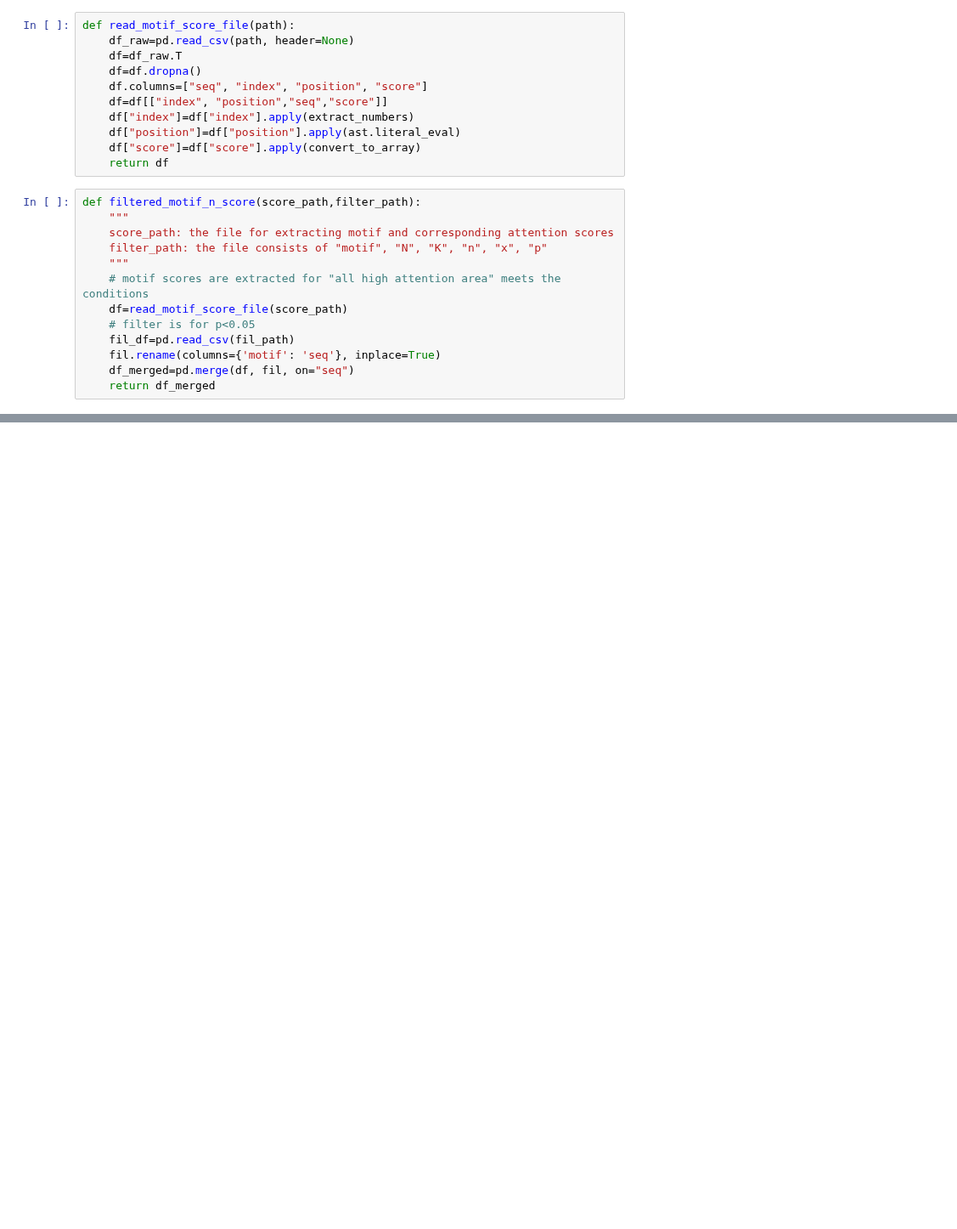
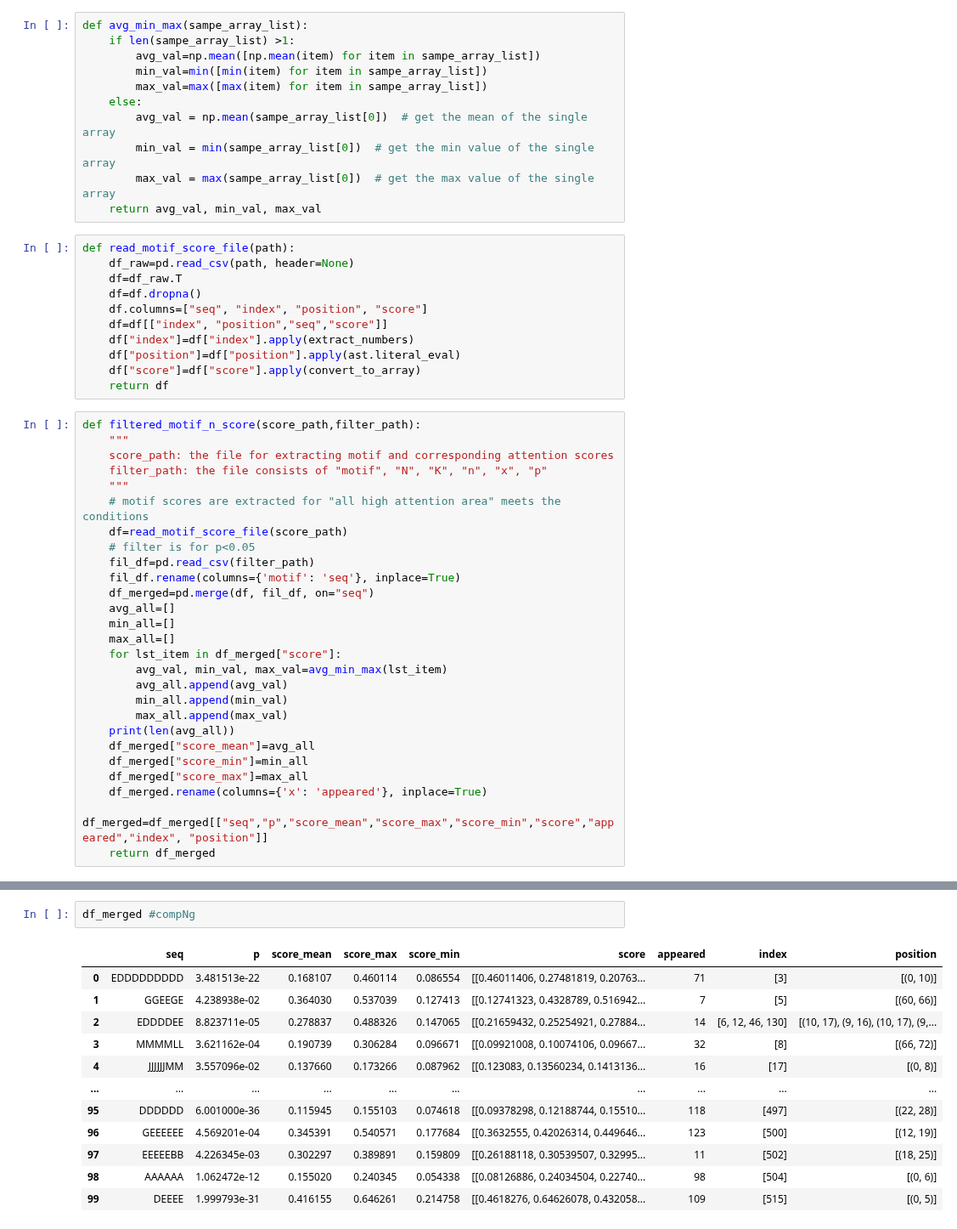
Before and after one commit to caocao0525/NSP, a Jupyter notebook: network_test/network_test.ipynb, the cells around one changed output, grey strips where cells are left out. Shown at 85% size. Cells and saved outputs as stored; diff of their text form; blank space fills up the shorter version.

```diff
--- a/network_test/network_test.ipynb
+++ b/network_test/network_test.ipynb
@@ -20,6 +22,17 @@ def convert_to_array(s):
         arrays.append(array)
 
     return arrays
+# %%
+def avg_min_max(sampe_array_list):
+    if len(sampe_array_list) >1:
+        avg_val=np.mean([np.mean(item) for item in sampe_array_list])
+        min_val=min([min(item) for item in sampe_array_list])
+        max_val=max([max(item) for item in sampe_array_list])
+    else:
+        avg_val = np.mean(sampe_array_list[0])  # get the mean of the single array
+        min_val = min(sampe_array_list[0])  # get the min value of the single array
+        max_val = max(sampe_array_list[0])  # get the max value of the single array
+    return avg_val, min_val, max_val
 # %%
 def read_motif_score_file(path):
     df_raw=pd.read_csv(path, header=None)
@@ -40,9 +53,23 @@ def filtered_motif_n_score(score_path,filter_path):
     # motif scores are extracted for "all high attention area" meets the conditions
     df=read_motif_score_file(score_path)
     # filter is for p<0.05
-    fil_df=pd.read_csv(fil_path)
-    fil.rename(columns={'motif': 'seq'}, inplace=True)
-    df_merged=pd.merge(df, fil, on="seq")
+    fil_df=pd.read_csv(filter_path)
+    fil_df.rename(columns={'motif': 'seq'}, inplace=True)
+    df_merged=pd.merge(df, fil_df, on="seq")
+    avg_all=[]
+    min_all=[]
+    max_all=[]
+    for lst_item in df_merged["score"]:
+        avg_val, min_val, max_val=avg_min_max(lst_item)
+        avg_all.append(avg_val)
+        min_all.append(min_val)
+        max_all.append(max_val)
+    print(len(avg_all))
+    df_merged["score_mean"]=avg_all
+    df_merged["score_min"]=min_all
+    df_merged["score_max"]=max_all
+    df_merged.rename(columns={'x': 'appeared'}, inplace=True)
+    df_merged=df_merged[["seq","p","score_mean","score_max","score_min","score","appeared","index", "position"]]
     return df_merged
 # %%
 df_merged=filtered_motif_n_score(score_path="test_extract_df.csv",filter_path="init_df.csv")
@@ -50,0 +78,15 @@ NameError: name 're' is not defined
+# %%
+df_merged #compNg
+# %% [output]
+|  | seq | p | score_mean | score_max | score_min | score | appeared | index | position |
+| 0 | EDDDDDDDDD | 3.481513e-22 | 0.168107 | 0.460114 | 0.086554 | [[0.46011406, 0.27481819, 0.20763... | 71 | [3] | [(0, 10)] |
+| 1 | GGEEGE | 4.238938e-02 | 0.364030 | 0.537039 | 0.127413 | [[0.12741323, 0.4328789, 0.516942... | 7 | [5] | [(60, 66)] |
+| 2 | EDDDDEE | 8.823711e-05 | 0.278837 | 0.488326 | 0.147065 | [[0.21659432, 0.25254921, 0.27884... | 14 | [6, 12, 46, 130] | [(10, 17), (9, 16), (10, 17), (9,... |
+| 3 | MMMMLL | 3.621162e-04 | 0.190739 | 0.306284 | 0.096671 | [[0.09921008, 0.10074106, 0.09667... | 32 | [8] | [(66, 72)] |
+| 4 | JJJJJJMM | 3.557096e-02 | 0.137660 | 0.173266 | 0.087962 | [[0.123083, 0.13560234, 0.1413136... | 16 | [17] | [(0, 8)] |
+| ... | ... | ... | ... | ... | ... | ... | ... | ... | ... |
+| 95 | DDDDDD | 6.001000e-36 | 0.115945 | 0.155103 | 0.074618 | [[0.09378298, 0.12188744, 0.15510... | 118 | [497] | [(22, 28)] |
+| 96 | GEEEEEE | 4.569201e-04 | 0.345391 | 0.540571 | 0.177684 | [[0.3632555, 0.42026314, 0.449646... | 123 | [500] | [(12, 19)] |
+| 97 | EEEEEBB | 4.226345e-03 | 0.302297 | 0.389891 | 0.159809 | [[0.26188118, 0.30539507, 0.32995... | 11 | [502] | [(18, 25)] |
+| 98 | AAAAAA | 1.062472e-12 | 0.155020 | 0.240345 | 0.054338 | [[0.08126886, 0.24034504, 0.22740... | 98 | [504] | [(0, 6)] |
+| 99 | DEEEE | 1.999793e-31 | 0.416155 | 0.646261 | 0.214758 | [[0.4618276, 0.64626078, 0.432058... | 109 | [515] | [(0, 5)] |
```
Also changed, not shown: parts of 13 cells of this notebook.
